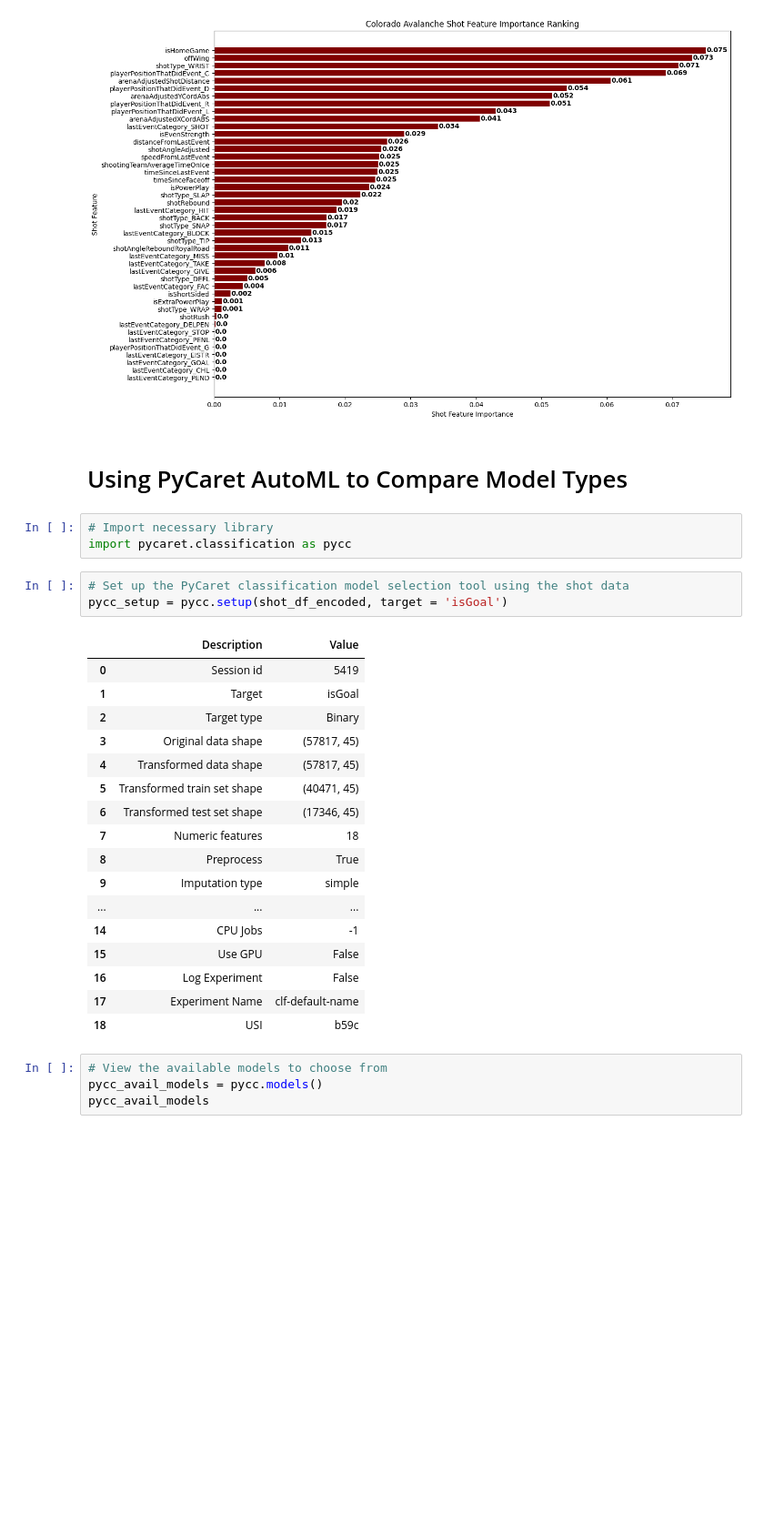
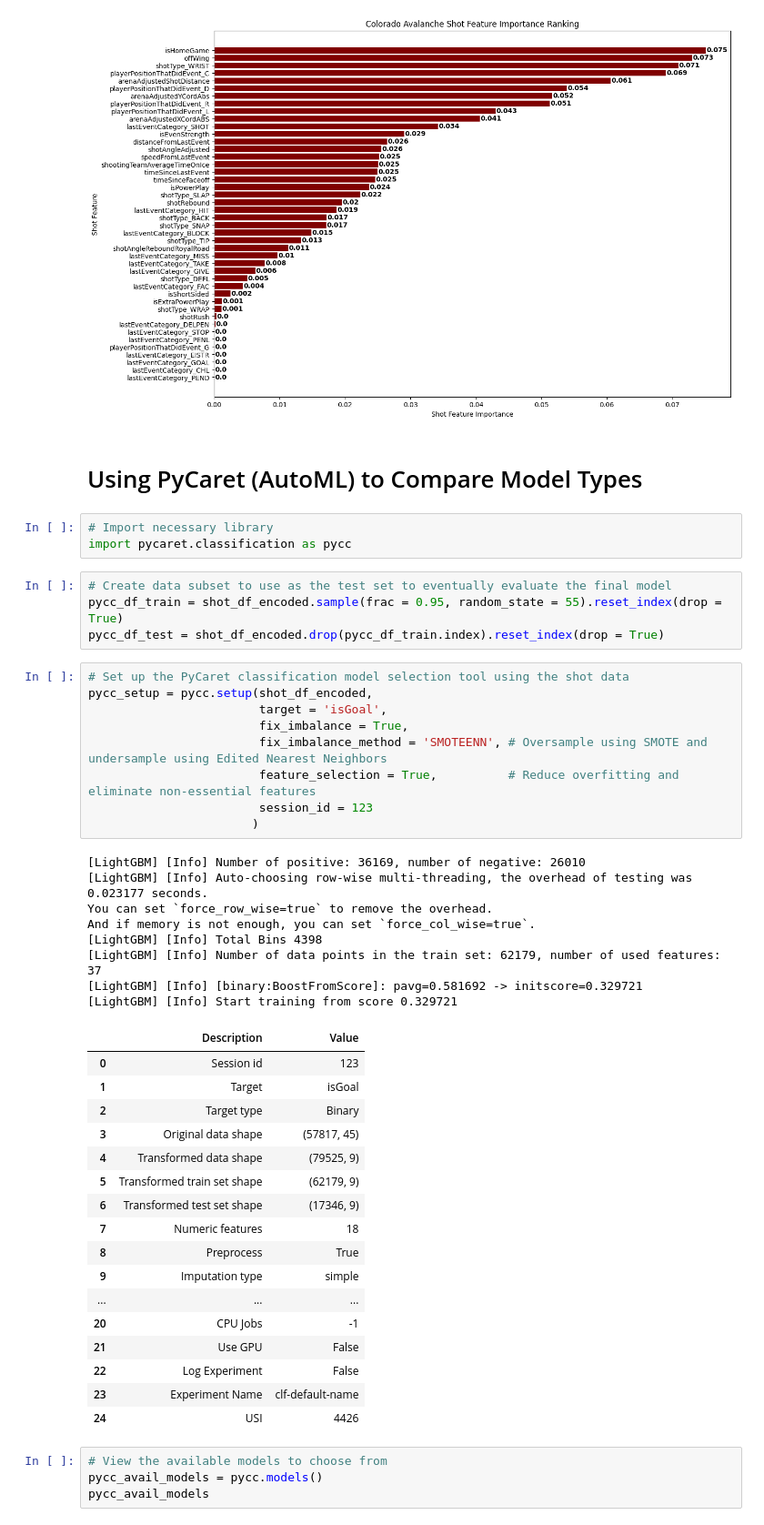
Before and after one commit to LonnyCox55/MSDS696_NHLExpectedGoalPrediction, a Jupyter notebook: main.ipynb, the cells around one changed output. Shown at 91% size. Drawn from its saved outputs; the diff is of its cells as text; blank space fills up the shorter version.

```diff
--- a/main.ipynb
+++ b/main.ipynb
@@ -482,31 +466,49 @@ plt.show()
 # %% [output]
 [figure]
 # %% [markdown]
-# Using PyCaret AutoML to Compare Model Types
+# Using PyCaret (AutoML) to Compare Model Types
 # %%
 # Import necessary library
 import pycaret.classification as pycc
+# %%
+# Create data subset to use as the test set to eventually evaluate the final model
+pycc_df_train = shot_df_encoded.sample(frac = 0.95, random_state = 55).reset_index(drop = True)
+pycc_df_test = shot_df_encoded.drop(pycc_df_train.index).reset_index(drop = True)
 # %%
 # Set up the PyCaret classification model selection tool using the shot data
-pycc_setup = pycc.setup(shot_df_encoded, target = 'isGoal')
+pycc_setup = pycc.setup(shot_df_encoded,
+                        target = 'isGoal',
+                        fix_imbalance = True,
+                        fix_imbalance_method = 'SMOTEENN', # Oversample using SMOTE and undersample using Edited Nearest Neighbors
+                        feature_selection = True,          # Reduce overfitting and eliminate non-essential features
+                        session_id = 123
+                       )
 # %% [output]
+[LightGBM] [Info] Number of positive: 36169, number of negative: 26010
+[LightGBM] [Info] Auto-choosing row-wise multi-threading, the overhead of testing was 0.023177 seconds.
+You can set `force_row_wise=true` to remove the overhead.
+And if memory is not enough, you can set `force_col_wise=true`.
+[LightGBM] [Info] Total Bins 4398
+[LightGBM] [Info] Number of data points in the train set: 62179, number of used features: 37
+[LightGBM] [Info] [binary:BoostFromScore]: pavg=0.581692 -> initscore=0.329721
+[LightGBM] [Info] Start training from score 0.329721
 |  | Description | Value |
-| 0 | Session id | 5419 |
+| 0 | Session id | 123 |
 | 1 | Target | isGoal |
 | 2 | Target type | Binary |
 | 3 | Original data shape | (57817, 45) |
-| 4 | Transformed data shape | (57817, 45) |
-| 5 | Transformed train set shape | (40471, 45) |
-| 6 | Transformed test set shape | (17346, 45) |
+| 4 | Transformed data shape | (79525, 9) |
+| 5 | Transformed train set shape | (62179, 9) |
+| 6 | Transformed test set shape | (17346, 9) |
 | 7 | Numeric features | 18 |
 | 8 | Preprocess | True |
 | 9 | Imputation type | simple |
 | ... | ... | ... |
-| 14 | CPU Jobs | -1 |
-| 15 | Use GPU | False |
-| 16 | Log Experiment | False |
-| 17 | Experiment Name | clf-default-name |
-| 18 | USI | b59c |
+| 20 | CPU Jobs | -1 |
+| 21 | Use GPU | False |
+| 22 | Log Experiment | False |
+| 23 | Experiment Name | clf-default-name |
+| 24 | USI | 4426 |
 # %%
 # View the available models to choose from
 pycc_avail_models = pycc.models()
```
Also changed, not shown: parts of 8 cells of this notebook.
